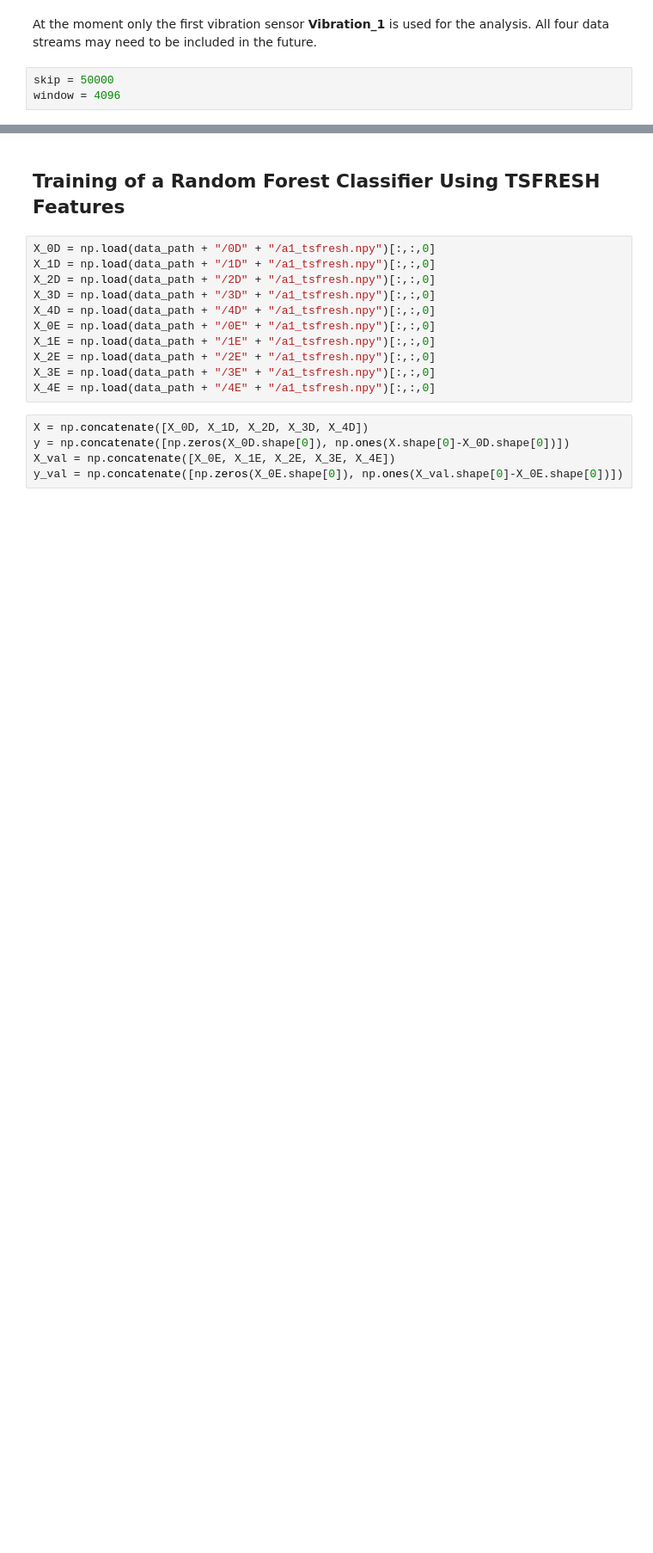
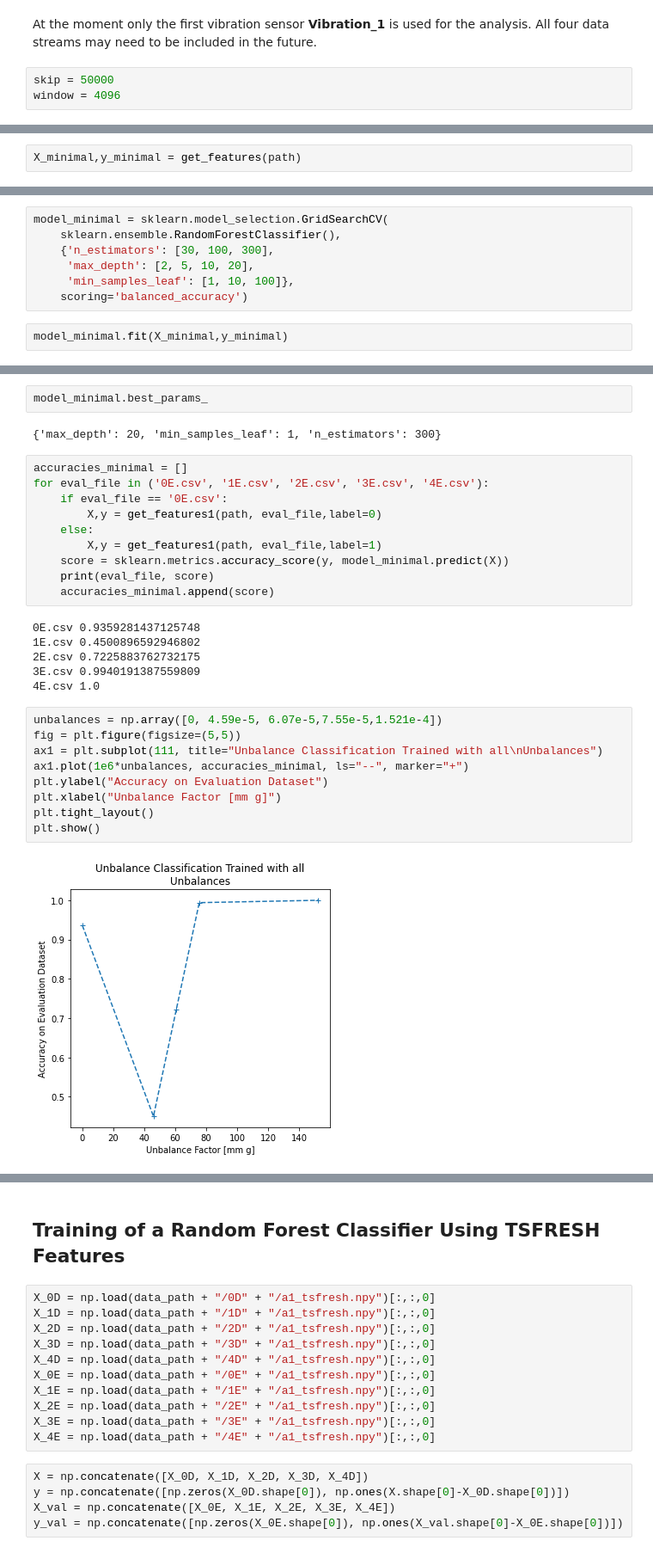
Before and after one commit to deepinsights-analytica/ieee-etfa2020-paper, a Jupyter notebook: notebooks/3_Approach_3_TSFRESH_RFC.ipynb, the cells around one changed output, grey strips where cells are left out. Shown at 86% size. Saved outputs shown, nothing was run; the diff lists cells and outputs as text; blank space fills up the shorter version.

Commit message:
minimal classification experiment added (bug fix)

```diff
--- a/notebooks/3_Approach_3_TSFRESH_RFC.ipynb
+++ b/notebooks/3_Approach_3_TSFRESH_RFC.ipynb
@@ -116,0 +123,2 @@ def get_features(url, group='D', columns=range(1,4)):
+# %%
+X_minimal,y_minimal = get_features(path)
@@ -116,0 +129,9 @@ def get_features(url, group='D', columns=range(1,4)):
+# %%
+model_minimal = sklearn.model_selection.GridSearchCV(
+    sklearn.ensemble.RandomForestClassifier(),
+    {'n_estimators': [30, 100, 300],
+     'max_depth': [2, 5, 10, 20],
+     'min_samples_leaf': [1, 10, 100]},
+    scoring='balanced_accuracy')
+# %%
+model_minimal.fit(X_minimal,y_minimal)
@@ -116,0 +148,31 @@ def get_features(url, group='D', columns=range(1,4)):
+# %%
+model_minimal.best_params_
+# %% [output]
+{'max_depth': 20, 'min_samples_leaf': 1, 'n_estimators': 300}
+# %%
+accuracies_minimal = []
+for eval_file in ('0E.csv', '1E.csv', '2E.csv', '3E.csv', '4E.csv'):
+    if eval_file == '0E.csv':
+        X,y = get_features1(path, eval_file,label=0)
+    else:
+        X,y = get_features1(path, eval_file,label=1)
+    score = sklearn.metrics.accuracy_score(y, model_minimal.predict(X))
+    print(eval_file, score)
+    accuracies_minimal.append(score)
+# %% [output]
+0E.csv 0.9359281437125748
+1E.csv 0.4500896592946802
+2E.csv 0.7225883762732175
+3E.csv 0.9940191387559809
+4E.csv 1.0
+# %%
+unbalances = np.array([0, 4.59e-5, 6.07e-5,7.55e-5,1.521e-4])
+fig = plt.figure(figsize=(5,5))
+ax1 = plt.subplot(111, title="Unbalance Classification Trained with all\nUnbalances")
+ax1.plot(1e6*unbalances, accuracies_minimal, ls="--", marker="+")
+plt.ylabel("Accuracy on Evaluation Dataset")
+plt.xlabel("Unbalance Factor [mm g]")
+plt.tight_layout()
+plt.show()
+# %% [output]
+[figure, added]
```
Also changed, not shown: parts of 18 cells of this notebook.
